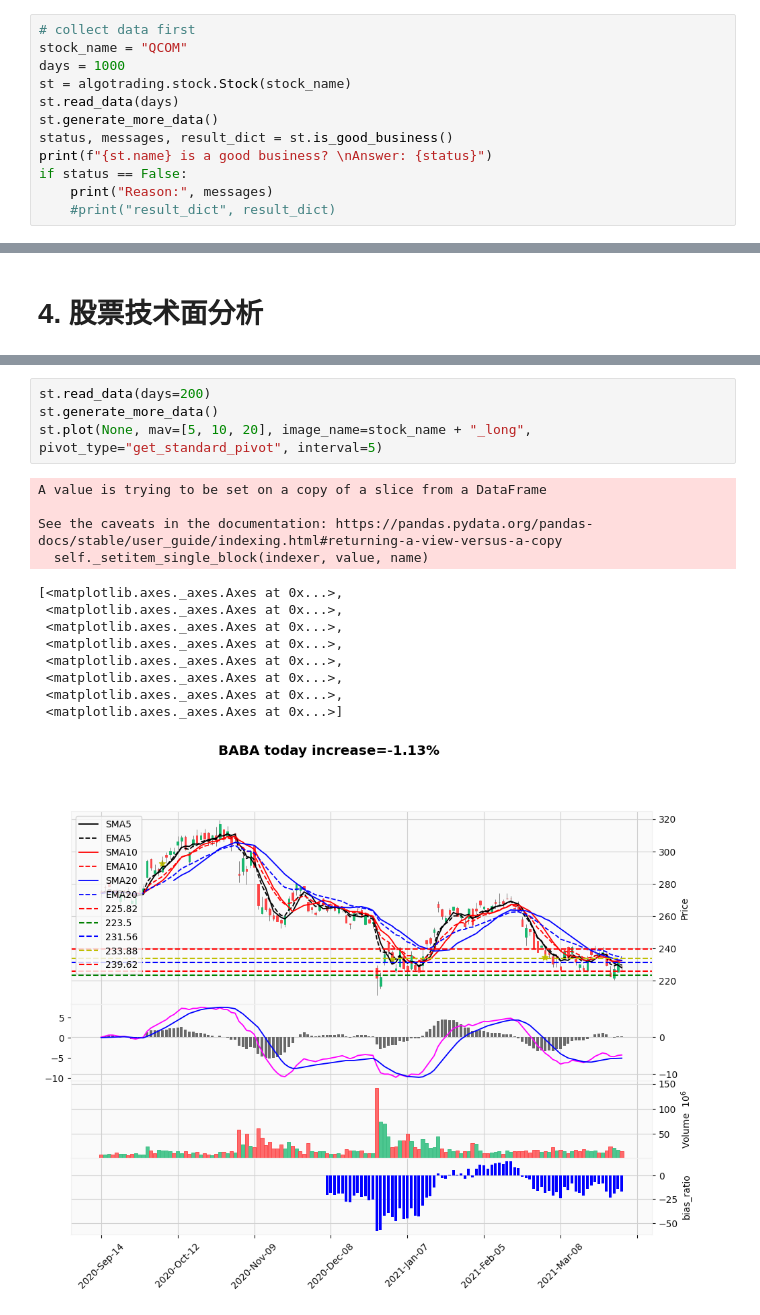
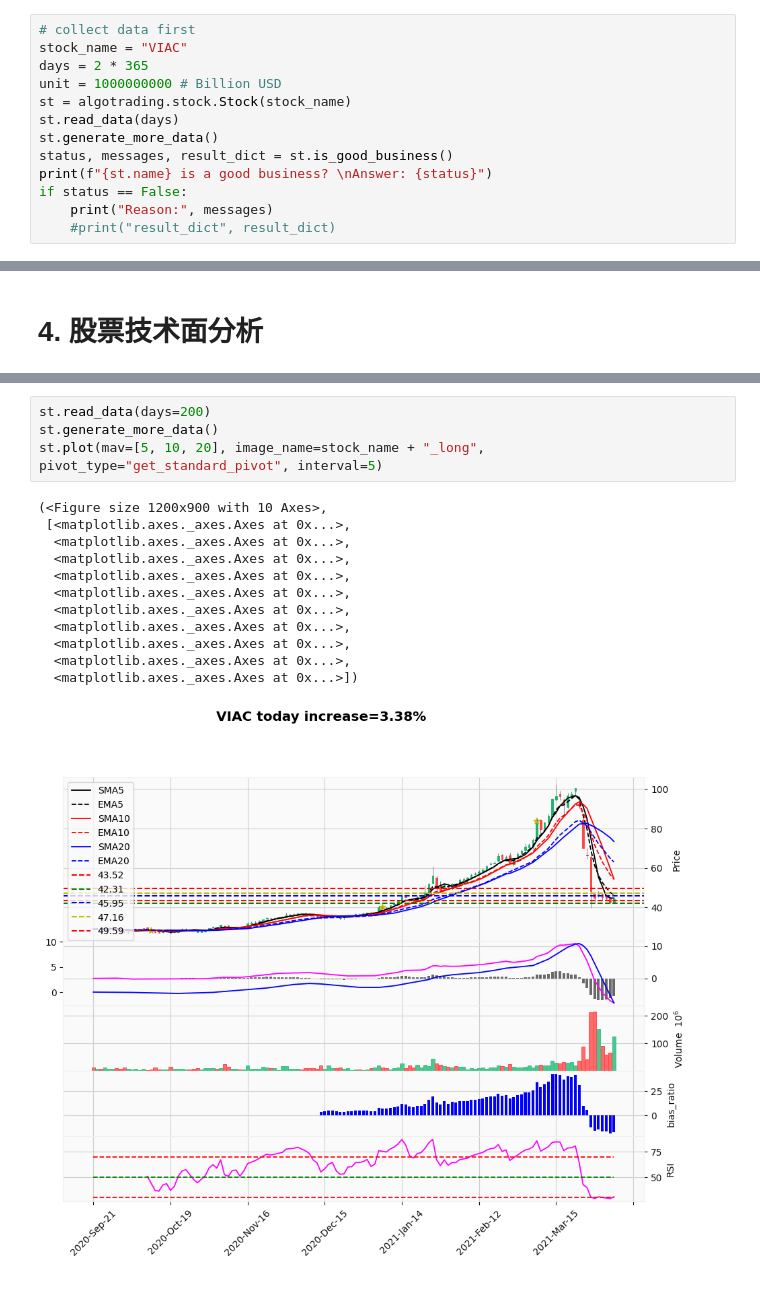
Before and after one commit to maxwillzq/algoTrading, a Jupyter notebook: notebooks/chapter_4_individual_stock_analysis.ipynb, the cells around one changed output, grey strips where cells are left out. Saved outputs shown, nothing was run; the diff lists cells and outputs as text.

```diff
--- a/notebooks/chapter_4_individual_stock_analysis.ipynb
+++ b/notebooks/chapter_4_individual_stock_analysis.ipynb
@@ -13,7 +14,8 @@ import numpy as np
 # %%
 # collect data first
-stock_name = "QCOM"
-days = 1000
+stock_name = "VIAC"
+days = 2 * 365
+unit = 1000000000 # Billion USD
 st = algotrading.stock.Stock(stock_name)
 st.read_data(days)
 st.generate_more_data()
@@ -215,18 +183,17 @@ See the caveats in the documentation: https://pandas.pydata.org/pandas-docs/stab
 # %%
 st.read_data(days=200)
 st.generate_more_data()
-st.plot(None, mav=[5, 10, 20], image_name=stock_name + "_long", pivot_type="get_standard_pivot", interval=5)
+st.plot(mav=[5, 10, 20], image_name=stock_name + "_long", pivot_type="get_standard_pivot", interval=5)
 # %% [output]
-A value is trying to be set on a copy of a slice from a DataFrame
-
-See the caveats in the documentation: https://pandas.pydata.org/pandas-docs/stable/user_guide/indexing.html#returning-a-view-versus-a-copy
-  self._setitem_single_block(indexer, value, name)
+(<Figure size 1200x900 with 10 Axes>,
+ [<matplotlib.axes._axes.Axes at 0x...>,
+  <matplotlib.axes._axes.Axes at 0x...>,
+  <matplotlib.axes._axes.Axes at 0x...>,
+  <matplotlib.axes._axes.Axes at 0x...>,
+  <matplotlib.axes._axes.Axes at 0x...>,
+  <matplotlib.axes._axes.Axes at 0x...>,
+  <matplotlib.axes._axes.Axes at 0x...>,
+  <matplotlib.axes._axes.Axes at 0x...>,
+  <matplotlib.axes._axes.Axes at 0x...>,
+  <matplotlib.axes._axes.Axes at 0x...>])
-[<matplotlib.axes._axes.Axes at 0x...>,
- <matplotlib.axes._axes.Axes at 0x...>,
- <matplotlib.axes._axes.Axes at 0x...>,
- <matplotlib.axes._axes.Axes at 0x...>,
- <matplotlib.axes._axes.Axes at 0x...>,
- <matplotlib.axes._axes.Axes at 0x...>,
- <matplotlib.axes._axes.Axes at 0x...>,
- <matplotlib.axes._axes.Axes at 0x...>]
-[figure, old version]
+[figure, new version]
```
Also changed, not shown: parts of 23 cells of this notebook, 8 other files.
